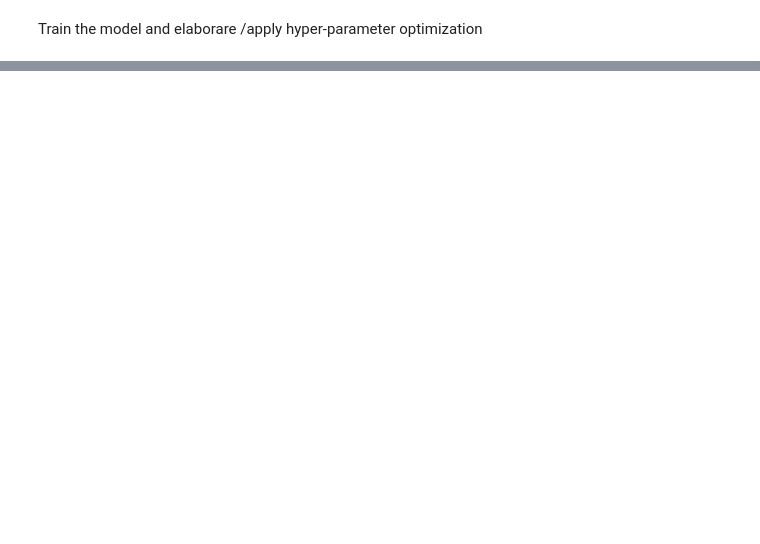
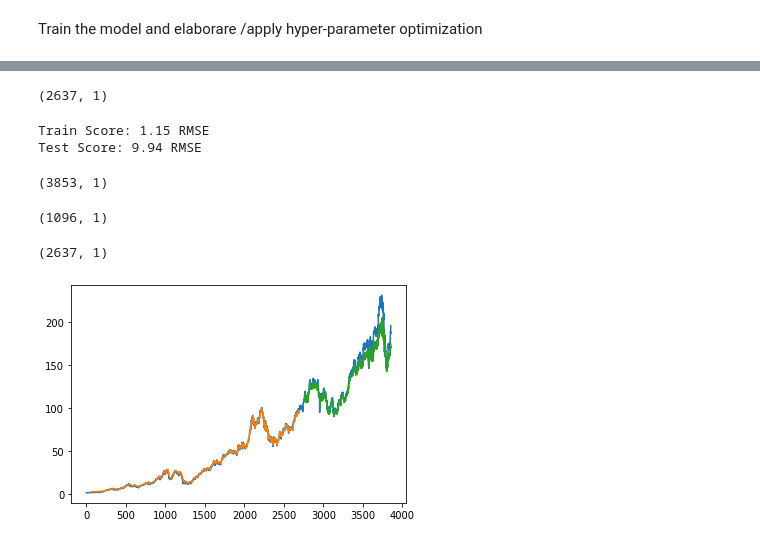
Before and after one commit to mmohseni1/StockPrice_DL_W4, a Jupyter notebook: StockPrice_DL_W4.ipynb, the cells around one changed output, grey strips where cells are left out. Drawn from its saved outputs; the diff is of its cells as text; code cells hidden in the pictures; blank space fills up the shorter version.

```diff
--- a/StockPrice_DL_W4.ipynb
+++ b/StockPrice_DL_W4.ipynb
@@ -42,0 +132,7 @@ _________________________________________________________________
+# %%
+model = Sequential()
+model.add(LSTM(50, input_shape=(np.shape(trainX[1,:])), return_sequences=True))
+model.add(Dropout(0.5))
+model.add(LSTM(50))
+model.add(Dropout(0.5))
+model.add(Dense(1))
@@ -43,2 +160,5 @@ _________________________________________________________________
 # %% [markdown]
 Train the model and elaborare /apply hyper-parameter optimization
+# %%
+model.compile(loss='mean_squared_error', optimizer='adam')
+model.fit(trainX, trainY[:,0], epochs=100, batch_size=1, verbose=2)
@@ -44,0 +184,10 @@ Train the model and elaborare /apply hyper-parameter optimization
+# %%
+# make predictions
+trainPredict = model.predict(trainX)
+testPredict = model.predict(testX)
+# %%
+# invert predictions
+trainPredict = scaler.inverse_transform(trainPredict)
+trainY = scaler.inverse_transform(trainY)
+testPredict = scaler.inverse_transform(testPredict)
+testY = scaler.inverse_transform(testY)
@@ -44,0 +198,40 @@ Train the model and elaborare /apply hyper-parameter optimization
+# %%
+np.shape(trainY)
+# %% [output]
+(2637, 1)
+# %%
+# calculate root mean squared error
+trainScore = math.sqrt(mean_squared_error(trainY[:,0], trainPredict[:,0]))
+print('Train Score: %.2f RMSE' % (trainScore))
+testScore = math.sqrt(mean_squared_error(testY[:,0], testPredict[:,0]))
+print('Test Score: %.2f RMSE' % (testScore))
+# %% [output]
+Train Score: 1.15 RMSE
+Test Score: 9.94 RMSE
+# %%
+np.shape(dataset2)
+# %% [output]
+(3853, 1)
+# %%
+np.shape(testPredict)
+# %% [output]
+(1096, 1)
+# %%
+np.shape(trainPredict)
+# %% [output]
+(2637, 1)
+# %%
+# shift test predictions for plotting
+trainPredictPlot = np.empty_like(dataset2)
+trainPredictPlot[:, :] = np.nan
+trainPredictPlot[lag:len(trainPredict)+lag, :] = trainPredict
+testPredictPlot = np.empty_like(dataset2)
+testPredictPlot[:, :] = np.nan
+testPredictPlot[len(trainPredict)+(lag*2):len(dataset2), :] = testPredict
+#plot baseline and predictions
+plt.plot(scaler.inverse_transform(dataset2))
+plt.plot(trainPredictPlot)
+plt.plot(testPredictPlot)
+plt.show()
+# %% [output]
+[figure, added]
```
Also changed, not shown: parts of 28 cells of this notebook.
